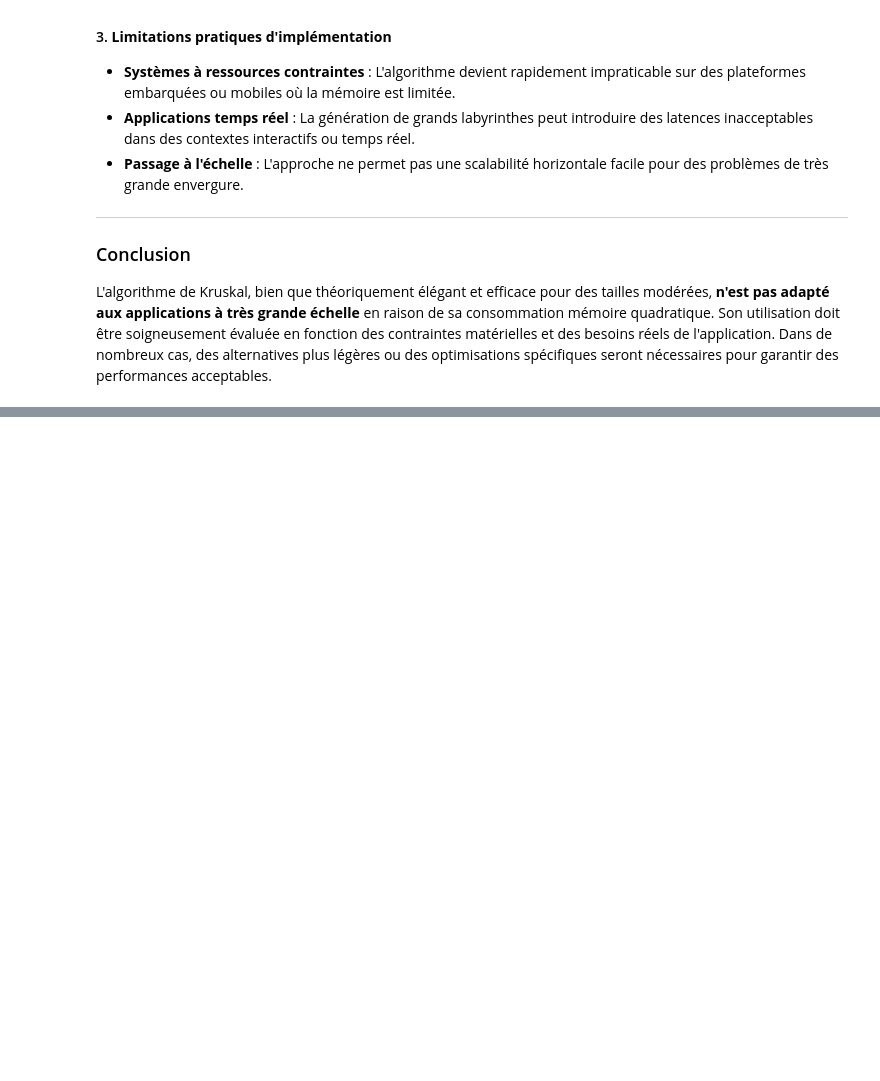
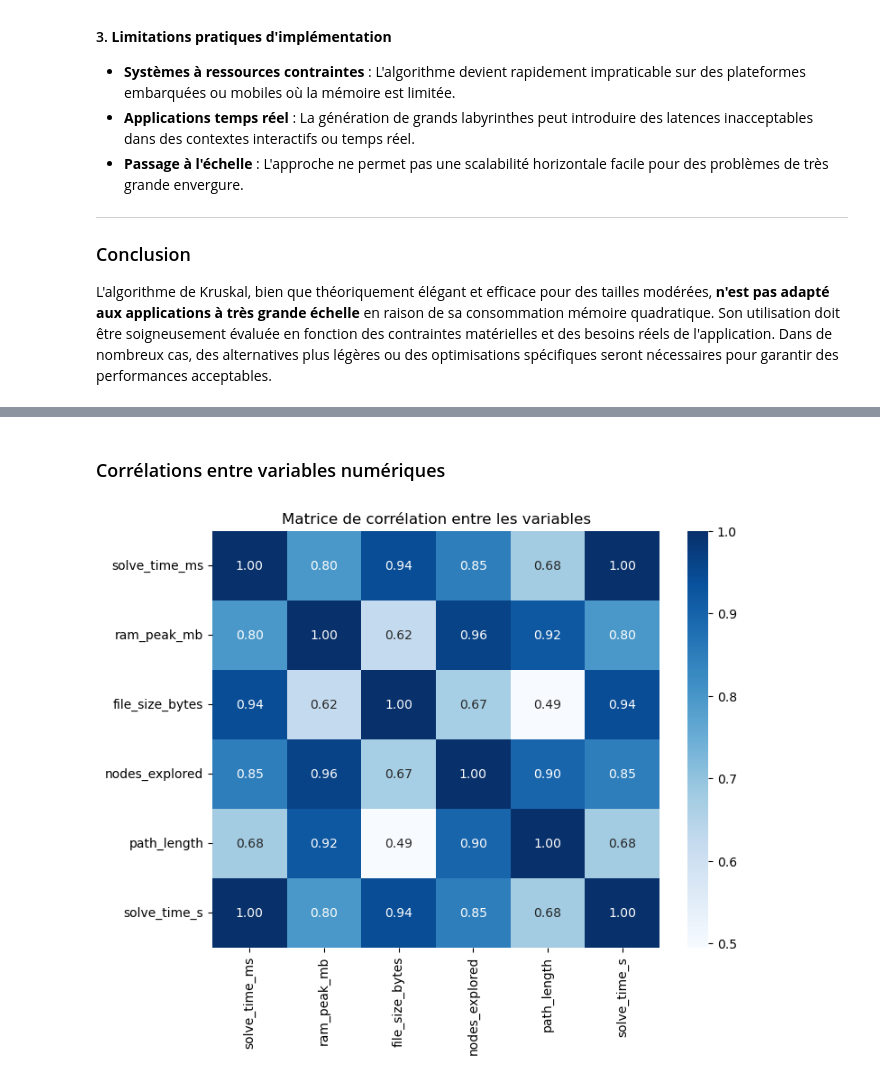
Before and after one commit to Paul-Emmanuel-Buffe/amazing-mazes, a Jupyter notebook: amazing_mazes_report.ipynb, the cells around one changed output, grey strips where cells are left out. Drawn from its saved outputs; the diff is of its cells as text; code cells hidden in the pictures; blank space fills up the shorter version.

```diff
--- a/amazing_mazes_report.ipynb
+++ b/amazing_mazes_report.ipynb
@@ -810,0 +958,4 @@ L'algorithme de Kruskal, bien que théoriquement élégant et efficace pour des
+# %%
+# Chargement du fichier CSV
+file_path = "solver_metrics.csv"
+df_solver = pd.read_csv(file_path)
@@ -810,0 +973,3 @@ L'algorithme de Kruskal, bien que théoriquement élégant et efficace pour des
+# %%
+# Conversion en secondes pour plus de lisibilité
+df_solver["solve_time_s"] = df_solver["solve_time_ms"] / 1000
@@ -810,0 +994,10 @@ L'algorithme de Kruskal, bien que théoriquement élégant et efficace pour des
+# %% [markdown]
+###  Corrélations entre variables numériques
+# %%
+corr = df_solver.corr(numeric_only=True)
+plt.figure(figsize=(8,6))
+sns.heatmap(corr, annot=True, cmap="Blues", fmt=".2f")
+plt.title("Matrice de corrélation entre les variables")
+plt.show()
+# %% [output]
+[figure, added]
```
Also changed, not shown: parts of 18 cells of this notebook, 3 other files.
